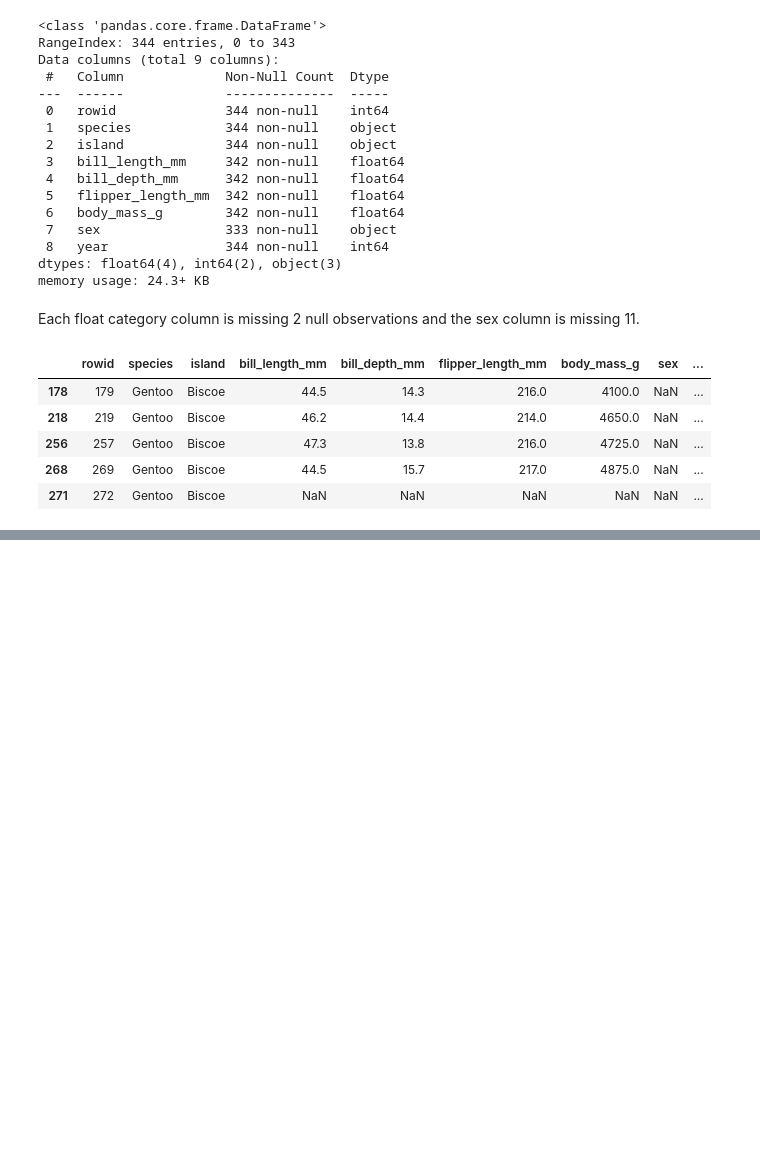
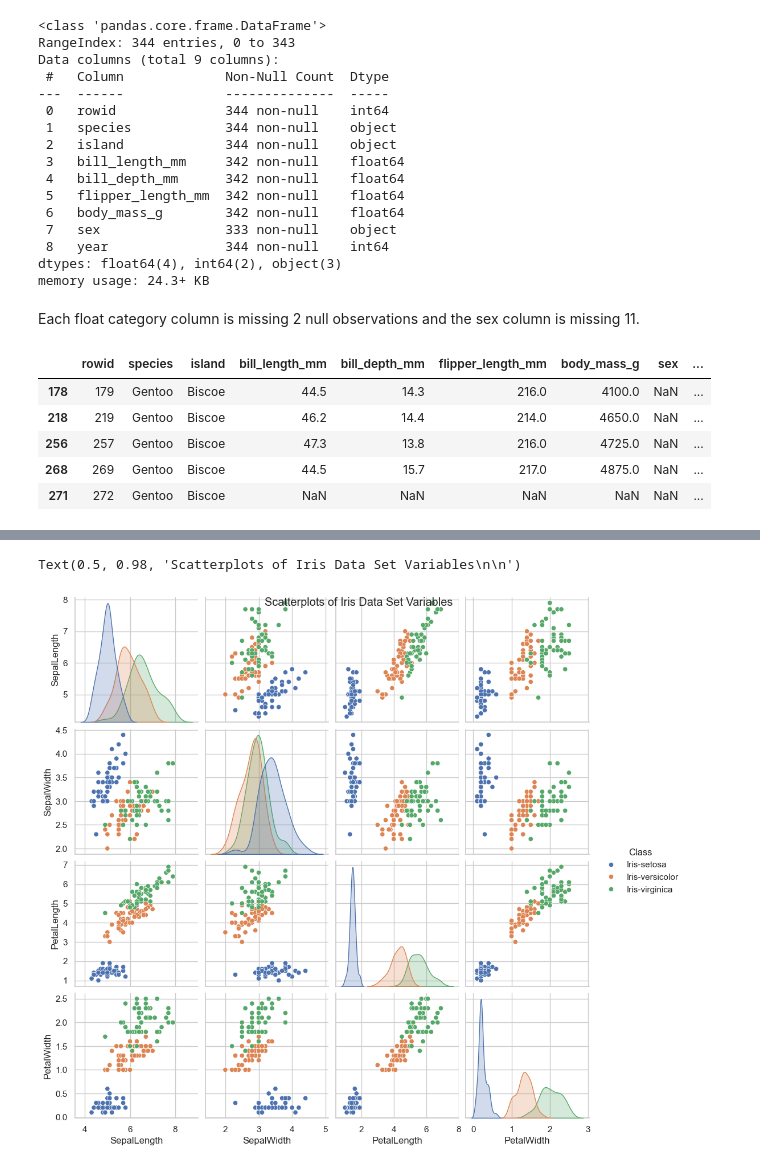
Before and after one commit to Scunnies/machine-learning-and-statistics, a Jupyter notebook: Tasks/tasks.ipynb, the cells around one changed output, grey strips where cells are left out. Saved outputs shown, nothing was run; the diff lists cells and outputs as text; code cells hidden in the pictures; blank space fills up the shorter version.

```diff
--- a/Tasks/tasks.ipynb
+++ b/Tasks/tasks.ipynb
@@ -315,0 +323,8 @@ The violin plot visually supports the t-test conclusion.  It clearly represents
+# %%
+import numpy as np
+import pandas as pd
+import matplotlib.pyplot as plt
+import seaborn as sns
+
+data = pd.read_csv('iris.csv')
+print (data)
@@ -315,0 +363,6 @@ The violin plot visually supports the t-test conclusion.  It clearly represents
+# %%
+sns.pairplot (data, hue = "Class")
+plt.suptitle ("Scatterplots of Iris Data Set Variables\n\n")
+# %% [output]
+Text(0.5, 0.98, 'Scatterplots of Iris Data Set Variables\n\n')
+[figure, added]
```
Also changed, not shown: parts of 38 cells of this notebook, 1 other file.
